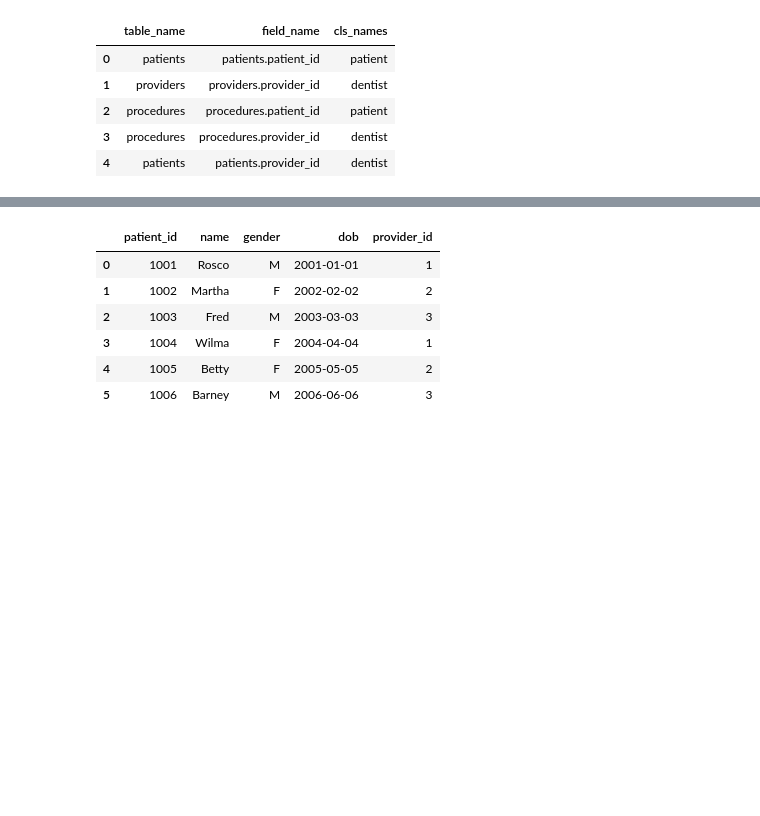
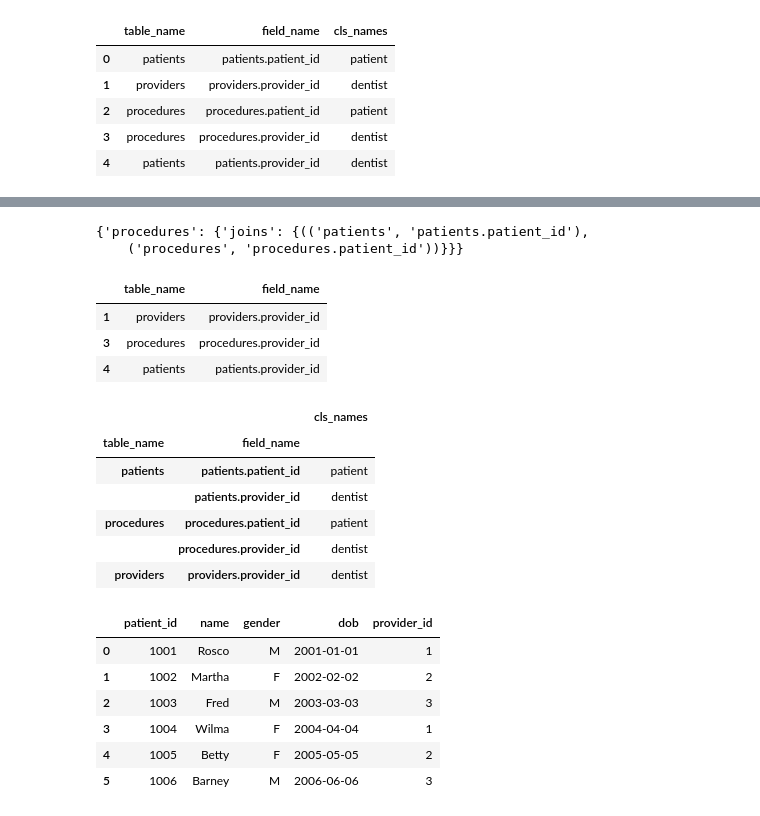
Before and after one commit to wdduncan/test-data-field-punning, a Jupyter notebook: notebooks/schema_demo.ipynb, the cells around one changed output, grey strips where cells are left out. Drawn from its saved outputs; the diff is of its cells as text; code cells hidden in the pictures; blank space fills up the shorter version.

```diff
--- a/notebooks/schema_demo.ipynb
+++ b/notebooks/schema_demo.ipynb
@@ -490,3 +286,0 @@ multi.loc[('procedures', slice(None)), : ]
-# %%
-cmulti = field_df.set_index(['cls_names', 'field_name']).sort_index()
-cmulti
@@ -516,2 +286,0 @@ list(cmulti.groupby('table_name'))
-# %%
-field_df.set_index(['cls_names', 'field_name']).index.values
@@ -523,2 +286,0 @@ array([('patient', 'patients.patient_id'),
-# %%
-field_df.set_index(['table_name','field_name']).to_dict(orient='index')
@@ -635,3 +286,0 @@ list(field_df[['table_name', 'field_name']].values)
-# %%
-tables_fields = field_df.set_index(['cls_names', 'field_name']).index.values.tolist()
-tables_fields
@@ -733,3 +387,27 @@ False
+# %%
+with_joins = {k:v for k,v in table_join_dict.items() if len(v['joins']) > 0}
+with_joins
+# %% [output]
+{'procedures': {'joins': {(('patients', 'patients.patient_id'),
+    ('procedures', 'procedures.patient_id'))}}}
+# %%
+temp_field_df.query("cls_names == 'dentist'")[['table_name', 'field_name']]
+# %% [output]
+|  | table_name | field_name |
+| 1 | providers | providers.provider_id |
+| 3 | procedures | procedures.provider_id |
+| 4 | patients | patients.provider_id |
+# %%
+multi = temp_field_df.set_index(['table_name', 'field_name']).sort_index()
+multi
+# %% [output]
+|  |  | cls_names |
+| table_name | field_name |  |
+| patients | patients.patient_id | patient |
+|  | patients.provider_id | dentist |
+| procedures | procedures.patient_id | patient |
+|  | procedures.provider_id | dentist |
+| providers | providers.provider_id | dentist |
 # %%
 temp_patients = patients.copy()
 temp_patients['provider_id'] = [1,2,3,1,2,3]
```
Also changed, not shown: parts of 68 cells of this notebook.
